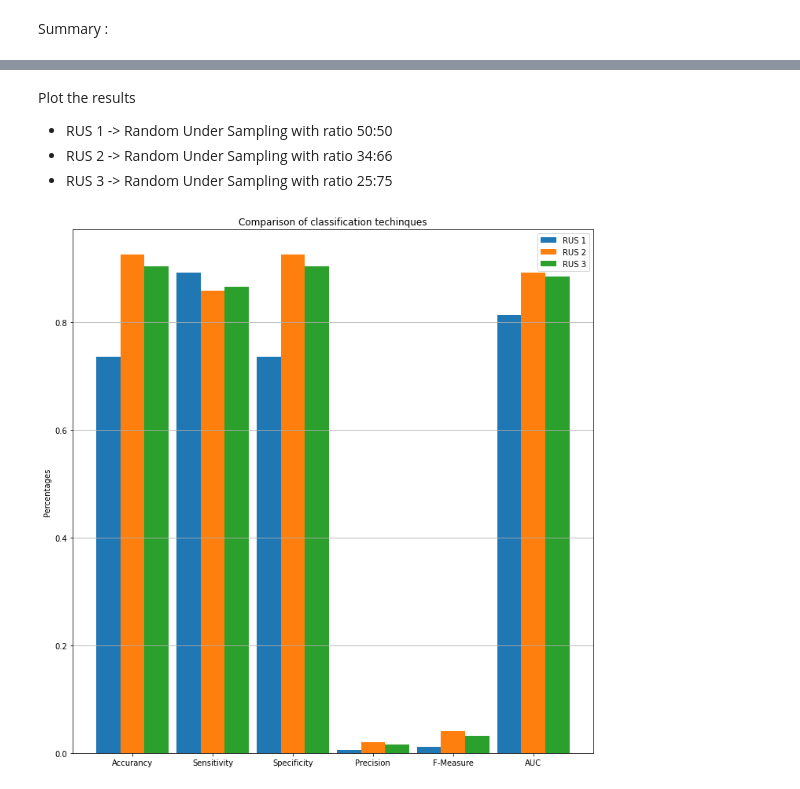
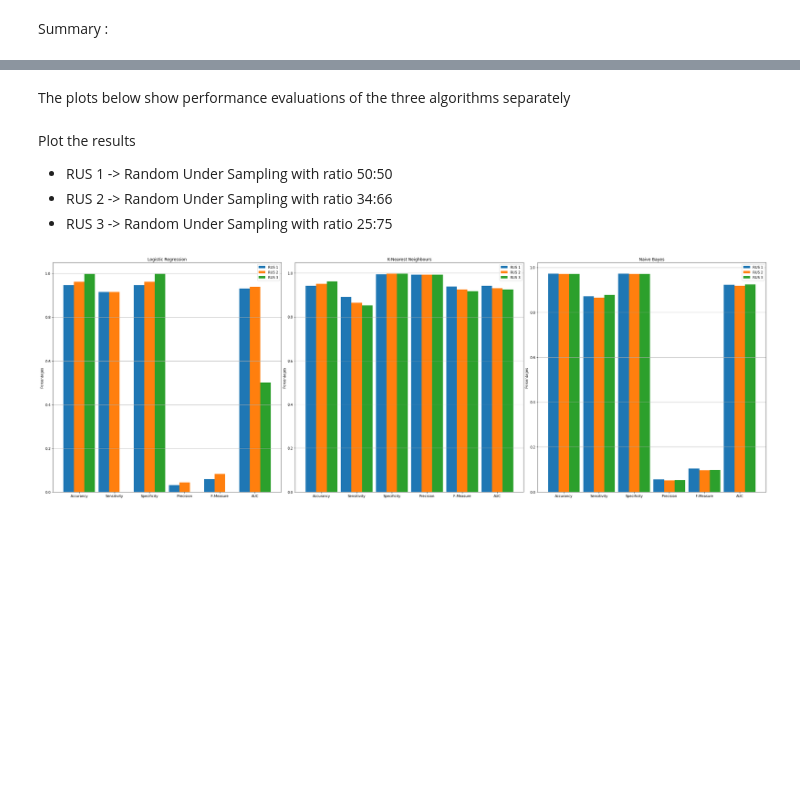
Before and after one commit to MargheritaMusumeci/Credit-card-fraud-detection, a Jupyter notebook: CCFD.ipynb, the cells around one changed output, grey strips where cells are left out. Drawn from its saved outputs; the diff is of its cells as text; code cells hidden in the pictures; blank space fills up the shorter version.

Commit message:
Merged all the three algorithms and implemented performance evaluations

```diff
--- a/CCFD.ipynb
+++ b/CCFD.ipynb
@@ -682,26 +1173,26 @@ FN3: 20
 Defined as the ratio of the total number of predicted transactions that are correct
 # %%
 def accuracy(TP,TN,FP,FN):
-  return ((TP + TN) / (TP + FP + TN + FN))
+  return (TP + TN) / (TP + FP + TN + FN)
 # %% [markdown]
 ### Sensitivity
 
 The proportion of positive observed values correctly predicted as positive. It is also called as True Positive Rate (TPR) or Recall
 # %%
 def sensitivity(TP,FN):
-  return (TP/(TP+FN))
+  return TP/(TP+FN)
 # %% [markdown]
 ### Specificity
 Defined as, with how much accuracy the negative (legitimate) cases are classified and, in our case, it gives the accuracy on prediction of legitimate transactions classification. It is also called as True Negative Rate (TNR)
 # %%
 def specificity(TN,FP):
-  return (TN/(FP+TN))
+  return TN/(FP+TN)
 # %% [markdown]
 ### Precision
 The proportion of positive (fraud) predictions that are actually correct
 # %%
 def precision(TP,FP):
-  return (TP/(TP+FP))
+  return TP/(TP+FP)
 # %% [markdown]
 ### F-measure
 It gives the accuracy of the test which means that it gives the accuracy of experiments performed. It uses the both precision and recall to compute its value. The best value for f1 score is considered at value 1
@@ -785,3 +1292,5 @@ AUC         88.5%
+# %% [markdown]
+The plots below show performance evaluations of the three algorithms separately
 # %% [markdown]
 Plot the results
 
@@ -792,27 +1301,28 @@ Plot the results
 *   RUS 3 -> Random Under Sampling with ratio 25:75
 # %%
 labels = ['Accurancy', 'Sensitivity', 'Specificity', 'Precision', 'F-Measure', 'AUC']
-RUS1 = [acc1, sens1, spec1, prec1, f_me1, auc1]
-RUS2 = [acc2, sens2, spec2, prec2, f_me2, auc2]
-RUS3 = [acc3, sens3, spec3, prec3, f_me3, auc3]
+
+RUS1 = [logisticRegression[0], kNearestNeighbours[0], naiveBayes[0]]
+RUS2 = [logisticRegression[1], kNearestNeighbours[1], naiveBayes[1]]
+RUS3 = [logisticRegression[2], kNearestNeighbours[2], naiveBayes[2]]
 
 x = np.arange(len(labels))  # the label locations
 width = 0.3  # the width of the bars
 
-fig, ax = plt.subplots(figsize=(10,10))
-rects1 = ax.bar(x - width, RUS1, width, label='RUS 1')
-rects2 = ax.bar(x, RUS2, width, label='RUS 2')
-rects3 = ax.bar(x + width, RUS3, width, label='RUS 3')
+fig, ax = plt.subplots(1,3, figsize=(30,10))
+fig.tight_layout()
 
-# Add some text for labels, title and custom x-axis tick labels, etc.
-ax.set_ylabel('Percentages')
-ax.set_title('Comparison of classification techinques')
-ax.set_xticks(x)
-ax.set_xticklabels(labels)
-ax.legend()
-ax = plt.gca() # get current axis
-ax.yaxis.grid(True) # plot the grid
+for i in range(3):
+  rects1 = ax[i].bar(x - width, RUS1[i], width, label='RUS 1')
+  rects2 = ax[i].bar(x, RUS2[i], width, label='RUS 2')
+  rects3 = ax[i].bar(x + width, RUS3[i], width, label='RUS 3')
 
-fig.tight_layout()
+  # Add some text for labels, title and custom x-axis tick labels, etc.
+  ax[i].set_ylabel('Percentages')
+  ax[i].set_title(algorithms[i])
+  ax[i].set_xticks(x)
+  ax[i].set_xticklabels(labels)
+  ax[i].legend()
+  ax[i].yaxis.grid(True) # plot the grid
 # %% [output]
-[figure, old version]
+[figure, new version]
```
Also changed, not shown: parts of 102 cells of this notebook.
